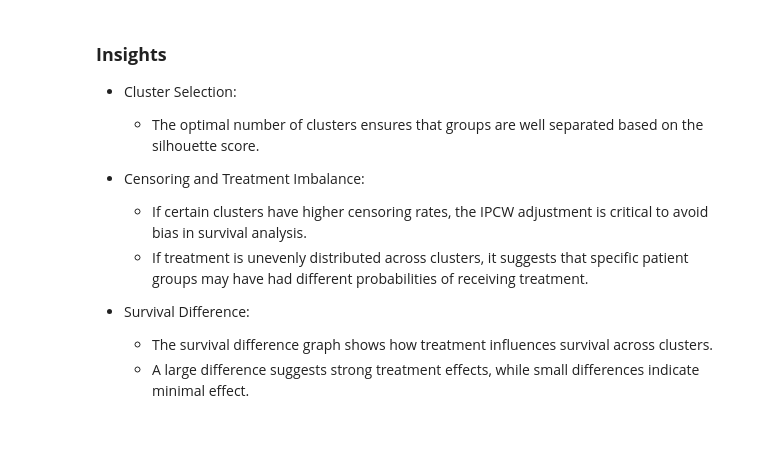
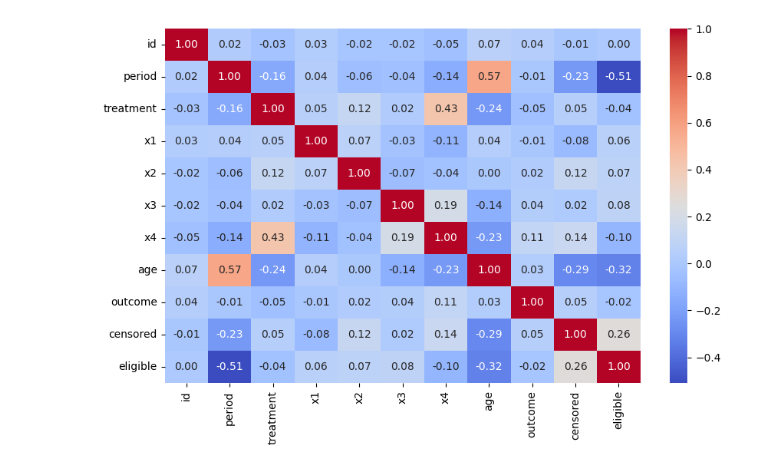
Before and after one commit to Schton/TTE, a Jupyter notebook: TTE-v2.ipynb, the cells around one changed output. Saved outputs shown, nothing was run; the diff lists cells and outputs as text; code cells hidden in the pictures; blank space fills up the shorter version.

```diff
--- a/TTE-v2.ipynb
+++ b/TTE-v2.ipynb
@@ -301,13 +1,23 @@ Name: count, dtype: int64
-# %% [markdown]
-### **Insights** ###
-
-- Cluster Selection:
-    - The optimal number of clusters ensures that groups are well separated based on the silhouette score.
-
-- Censoring and Treatment Imbalance:
-    - If certain clusters have higher censoring rates, the IPCW adjustment is critical to avoid bias in survival analysis.
-    - If treatment is unevenly distributed across clusters, it suggests that specific patient groups may have had different probabilities of receiving treatment.
-
-- Survival Difference:
-    - The survival difference graph shows how treatment influences survival across clusters.
-    - A large difference suggests strong treatment effects, while small differences indicate minimal effect.
+# %%
+import pandas as pd
+import numpy as np
+import matplotlib.pyplot as plt
+import seaborn as sns
+from lifelines import KaplanMeierFitter
+from lifelines.utils import add_covariate_to_timeline
+from sklearn.cluster import KMeans
+from sklearn.preprocessing import StandardScaler
+
+# Load the dataset
+df = pd.read_csv('data_censored.csv')
+
+# Data preprocessing
+df = df.loc[:, df.nunique() > 1]  # Drop columns with only 1 unique value
+df.drop(columns=['age_s'], inplace=True)
+
+corr_matrix = df.corr()
+plt.figure(figsize=(10, 6))
+sns.heatmap(corr_matrix, annot=True, cmap="coolwarm", fmt=".2f")
+plt.show()
+# %% [output]
+[figure, added]
```
Also changed, not shown: parts of 12 cells of this notebook.
